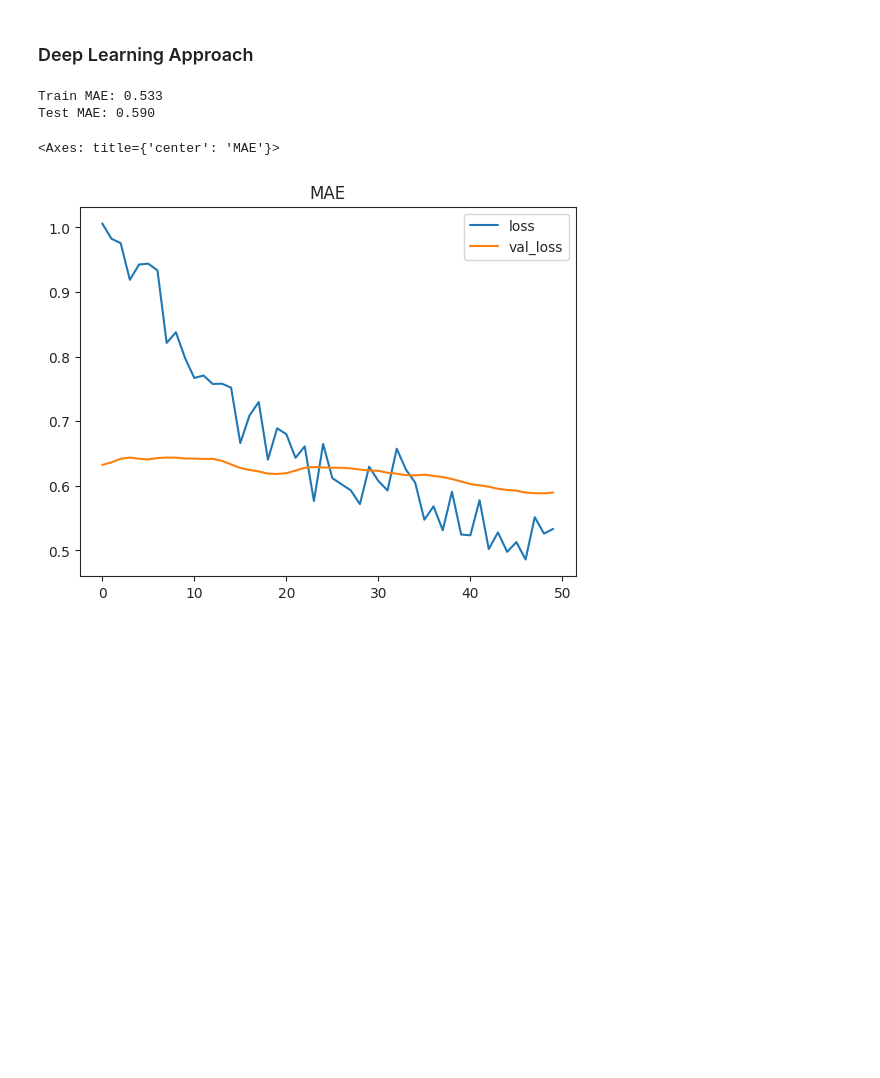
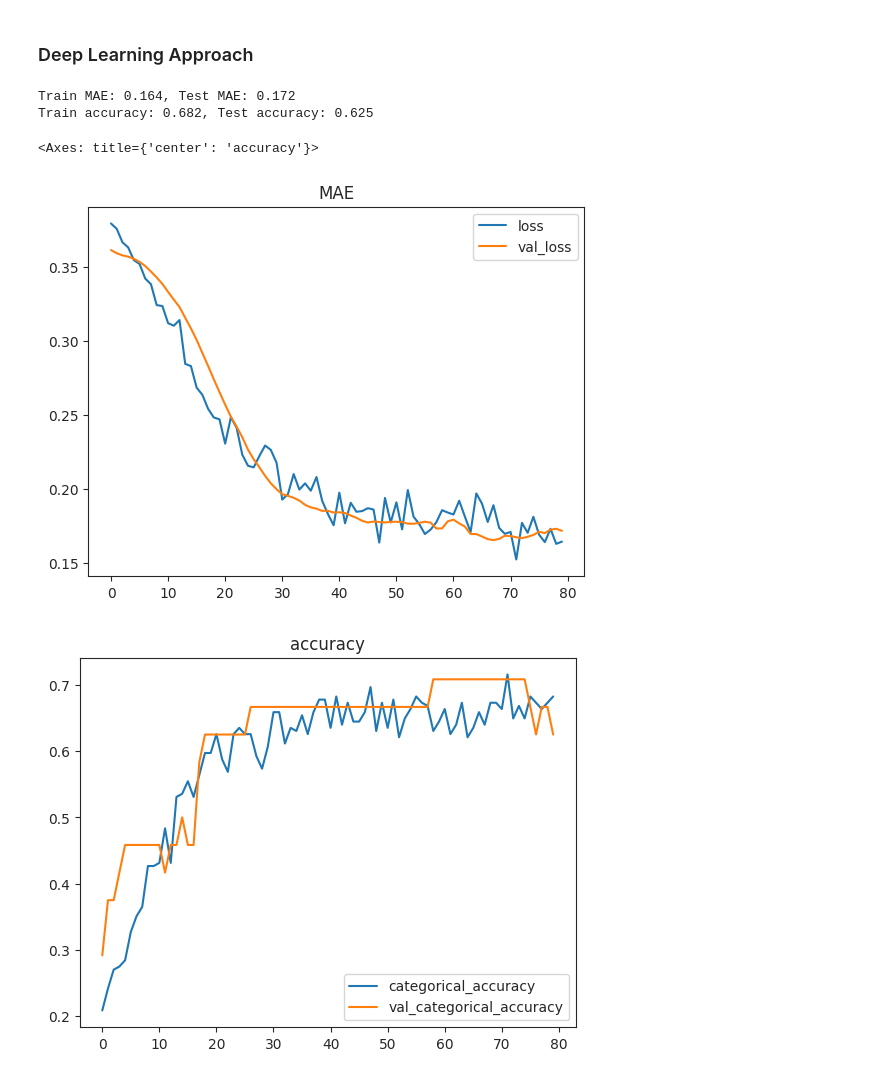
Before and after one commit to RiboRings/AlzheimerPrediction, a Jupyter notebook: learning-about-ad.ipynb, the cells around one changed output. Cells and saved outputs as stored; diff of their text form; code cells hidden in the pictures; blank space fills up the shorter version.

```diff
--- a/learning-about-ad.ipynb
+++ b/learning-about-ad.ipynb
@@ -411,8 +354,10 @@ models["Gaussian Process"] = GaussianProcessClassifier(random_state=123)
 ### Add new models here ###
 # models["name"] = model()
 # %%
+from utilities_for_ad import validate_model, make_confusion_matrix
+
 # Validate models with MAE
-mae_scores = list(map(lambda model: validate_model(model, X_train, y_train, cv=skf).mean(), models.values()))
+mae_scores = list(map(lambda model: validate_model(model, X_train, y_train, metric=mean_absolute_error, cv=skf).mean(), models.values()))
 mae_scores = dict(zip(models.keys(), mae_scores))
 
 # Validate models with accuracy
@@ -488,4 +433,11 @@ elif selected_key == "SVM":
         "degree": [2, 3, 4, 5],
         "gamma": ["auto", "scale"]
     }
+
+elif selected_key == "Logistic Regression":
+
+    param_grid = {
+        "penalty": ["l1", "l2"],
+        "C":[1, 2, 5, 10, 100, 1000]
+    }
 # %%
@@ -538,3 +492,9 @@ Accuracy of best tuned model: 0.500
 [figure]
 # %% [markdown]
 ### Deep Learning Approach
+# %%
+
+
+a = pd.get_dummies(pd.concat([y_train, y_test]))
+y_train2 = a.iloc[:len(y_train), :]
+y_test2 = a.iloc[len(y_train):, :]
@@ -546,37 +526,40 @@ from tensorflow.keras import layers
 input_shape = [X_train.shape[1]]
 
 model = keras.Sequential([
-    layers.Dense(16, activation="relu", input_shape=input_shape),
+    layers.BatchNormalization(),
+    layers.Dense(4, activation="relu", input_shape=input_shape),
     layers.BatchNormalization(),
     layers.Dropout(rate=0.3),
     layers.Dense(16, activation="relu"),
     layers.BatchNormalization(),
     layers.Dropout(rate=0.3),
-    layers.Dense(1)
+    layers.Dense(4, activation="softmax")
 ])
 
 model.compile(
     loss="mean_absolute_error",
     optimizer="adam",
-    metrics=["mean_absolute_error"]
+    metrics=["mean_absolute_error", "categorical_accuracy"]
 )
 # %%
 history = model.fit(
-    X_train, y_train,
-    validation_data=(X_test, y_test),
-    epochs=50,
-    batch_size=40,
+    X_train, y_train2,
+    validation_data=(X_test, y_test2),
+    epochs=80,
+    batch_size=20,
     verbose=False
 )
 
 history_df = pd.DataFrame(history.history)
-print(f"Train MAE: {history_df['loss'].iloc[-1]:.3f}")
-print(f"Test MAE: {history_df['val_loss'].iloc[-1]:.3f}")
+print(f"Train MAE: {history_df['loss'].iloc[-1]:.3f}, Test MAE: {history_df['val_loss'].iloc[-1]:.3f}")
+print(f"Train accuracy: {history_df['categorical_accuracy'].iloc[-1]:.3f}, Test accuracy: {history_df['val_categorical_accuracy'].iloc[-1]:.3f}")
 
 # Visualise loss
 history_df.loc[:, ["loss", "val_loss"]].plot(title="MAE")
+history_df.loc[:, ["categorical_accuracy", "val_categorical_accuracy"]].plot(title="accuracy")
 # %% [output]
-Train MAE: 0.533
-Test MAE: 0.590
+Train MAE: 0.164, Test MAE: 0.172
+Train accuracy: 0.682, Test accuracy: 0.625
-<Axes: title={'center': 'MAE'}>
+<Axes: title={'center': 'accuracy'}>
-[figure, old version]
+[figure, new version]
+[figure, added]
```
Also changed, not shown: parts of 17 cells of this notebook.
